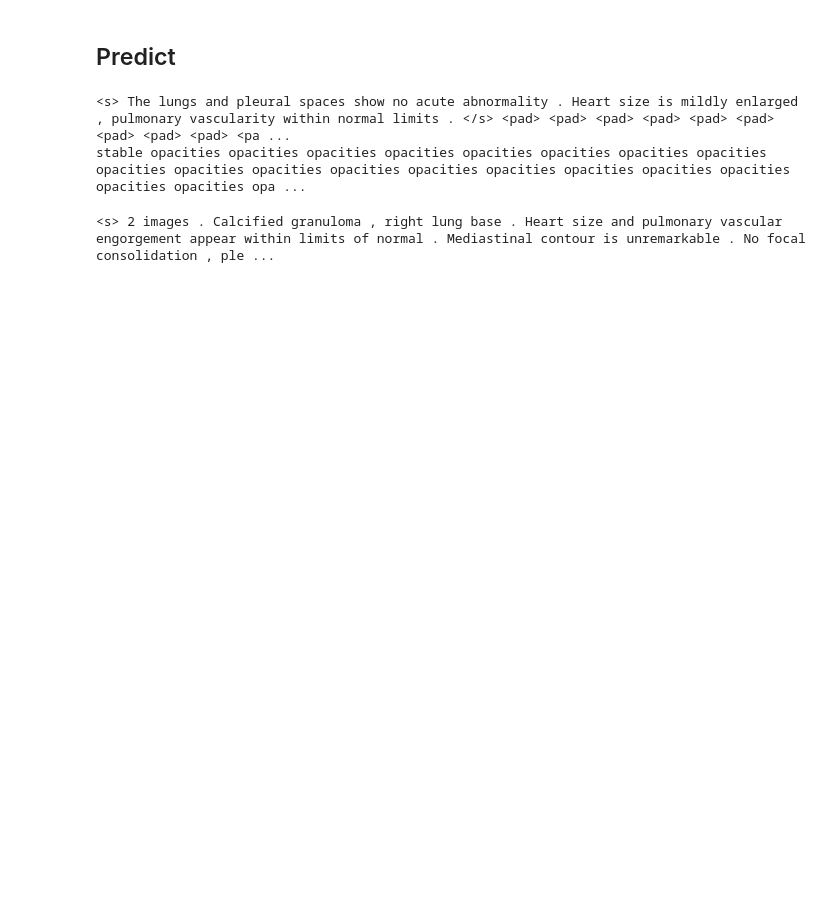
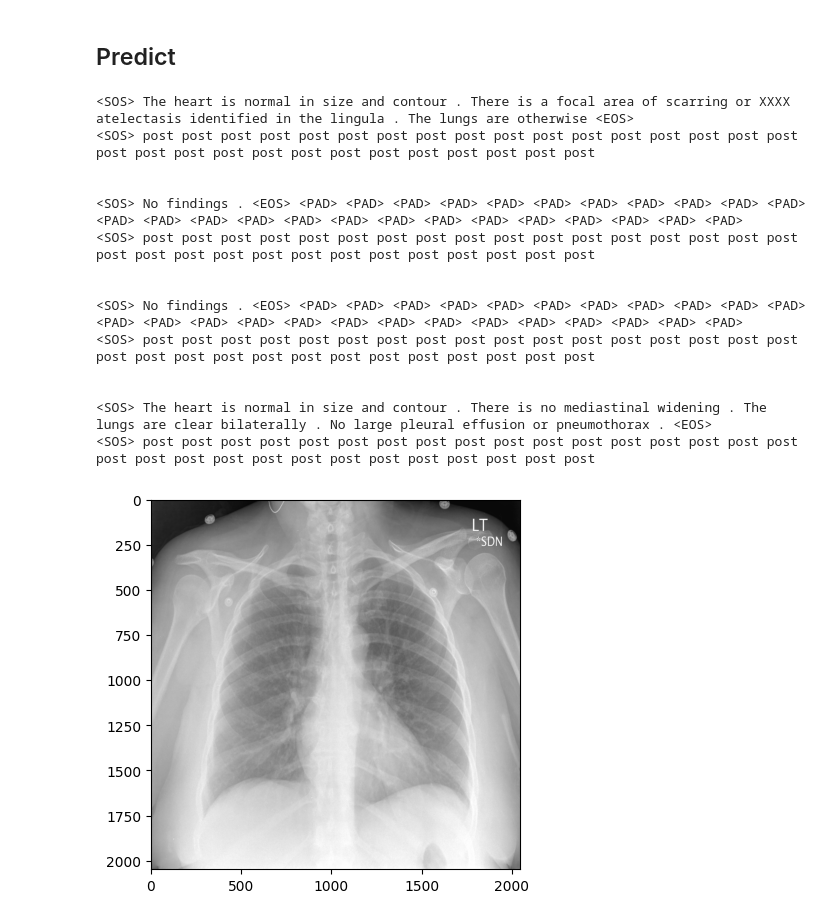
Before and after one commit to falco-tigris/CS577_DeepLearning_Project, a Jupyter notebook: reportnet.ipynb, the cells around one changed output. Cells and saved outputs as stored; diff of their text form; code cells hidden in the pictures; blank space fills up the shorter version.

Commit message:
Update ReportNet training

```diff
--- a/reportnet.ipynb
+++ b/reportnet.ipynb
@@ -10,26 +10,15 @@ import models.training as tr
 import models.reportnet as M
 import data.preprocessing as pr
 from torchvision import transforms
+from matplotlib import pyplot as plt
 
-batch_size = 2
+batch_size = 4
 # Load data
 uids = np.unique(pr.projections.index)
-
 # Image preprocessing
 transform = transforms.Compose([
     transforms.ToTensor(),
     transforms.Resize((2048, 2048), antialias=False)
 ])
 train_data, train_loader, val_data, val_loader, test_data, test_loader = pr.create_dataloaders(uids, pr.IMAGES_PATH, batch_size=batch_size, transform=transform)
-
-# for i, batch in enumerate(train_loader):
-#     print(f"Images batch: {batch[0].shape}")
-#     print(f"Reports batch: {batch[1].shape}")
-#     break
-
-# train_reports = [torch.tensor(train_data[i][1]).unsqueeze(0) for i in range(len(train_data))]
-# train_reports = torch.cat(train_reports, dim=0)
-# print(train_reports.shape)
-# print(train_reports[0])
-# pr.print_sequence(train_reports[0].numpy(), train_data.idx2word)
 # %% [output]
@@ -41,17 +30,17 @@ train_data, train_loader, val_data, val_loader, test_data, test_loader = pr.crea
 ## Training
 # %%
 # Define the parameters
-d_model = 128 # how many features do we have for each token --> embeding dimension
+d_model = 256 # how many features do we have for each token --> embeding dimension
 nhead = 2
 num_layers = 6
 dropout = 0.1
-max_len = 60
+max_len = 30
 
 model = M.ReportNet(pr.tokenizer.vocab_size, d_model, max_len, dropout)
 
 criterion = nn.CrossEntropyLoss()
 optimizer = optim.Adam(model.parameters(), lr=3e-4)
 
-tr.fit(model, optimizer, criterion, train_loader, val_loader, epochs=1)
+t_loss, v_loss = tr.fit(model, optimizer, criterion, train_loader, val_loader, epochs=2, pad_idx=pr.tokenizer.pad_token)
 # %% [output]
 Epoch 1
@@ -64,19 +59,28 @@ Test loss: 5.0636599858601885
 # %% [markdown]
 ## Predict
-# %%
-from matplotlib import pyplot as plt
-# Get a sample from the test set
-bimg, breport = next(iter(test_loader))
-
-# Get the prediction
-result = tr.predict(model, bimg, breport, max_length=20, SOS_token=test_data.word2idx[pr.SOS_TOKEN], EOS_token=test_data.word2idx[pr.EOS_TOKEN])
-pr.print_sequence(breport[0].numpy(), test_data.idx2word)
-pr.print_sequence(result, train_data.idx2word)
-print()
-# %% [output]
-<s> The lungs and pleural spaces show no acute abnormality . Heart size is mildly enlarged , pulmonary vascularity within normal limits . </s> <pad> <pad> <pad> <pad> <pad> <pad> <pad> <pad> <pad> <pa ...
-stable opacities opacities opacities opacities opacities opacities opacities opacities opacities opacities opacities opacities opacities opacities opacities opacities opacities opacities opacities opa ...
-# %%
-pr.print_sequence(breport[0].numpy(), test_data.idx2word)
-# %% [output]
-<s> 2 images . Calcified granuloma , right lung base . Heart size and pulmonary vascular engorgement appear within limits of normal . Mediastinal contour is unremarkable . No focal consolidation , ple ...
+# %%
+bimg, breport = next(iter(train_loader))
+
+for img, report in zip(bimg, breport):
+    print(f"\n")
+    # Get the prediction
+    result = tr.predict(model, img.unsqueeze(0), report.unsqueeze(0), max_length=30, SOS_token=pr.tokenizer.sos_token, EOS_token=pr.tokenizer.eos_token, PAD_token=pr.tokenizer.pad_token)
+    pr.print_sequence(report.numpy(), pr.tokenizer.idx2word)
+    pr.print_sequence(result, pr.tokenizer.idx2word)
+    plt.imshow(img.permute(1, 2, 0))
+# %% [output]
+<SOS> The heart is normal in size and contour . There is a focal area of scarring or XXXX atelectasis identified in the lingula . The lungs are otherwise <EOS>
+<SOS> post post post post post post post post post post post post post post post post post post post post post post post post post post post post post post
+
+
+<SOS> No findings . <EOS> <PAD> <PAD> <PAD> <PAD> <PAD> <PAD> <PAD> <PAD> <PAD> <PAD> <PAD> <PAD> <PAD> <PAD> <PAD> <PAD> <PAD> <PAD> <PAD> <PAD> <PAD> <PAD> <PAD> <PAD> <PAD>
+<SOS> post post post post post post post post post post post post post post post post post post post post post post post post post post post post post post
+
+
+<SOS> No findings . <EOS> <PAD> <PAD> <PAD> <PAD> <PAD> <PAD> <PAD> <PAD> <PAD> <PAD> <PAD> <PAD> <PAD> <PAD> <PAD> <PAD> <PAD> <PAD> <PAD> <PAD> <PAD> <PAD> <PAD> <PAD> <PAD>
+<SOS> post post post post post post post post post post post post post post post post post post post post post post post post post post post post post post
+
+
+<SOS> The heart is normal in size and contour . There is no mediastinal widening . The lungs are clear bilaterally . No large pleural effusion or pneumothorax . <EOS>
+<SOS> post post post post post post post post post post post post post post post post post post post post post post post post post post post post post post
+[figure, added]
```
Also changed, not shown: parts of 4 cells of this notebook, 3 other files.
